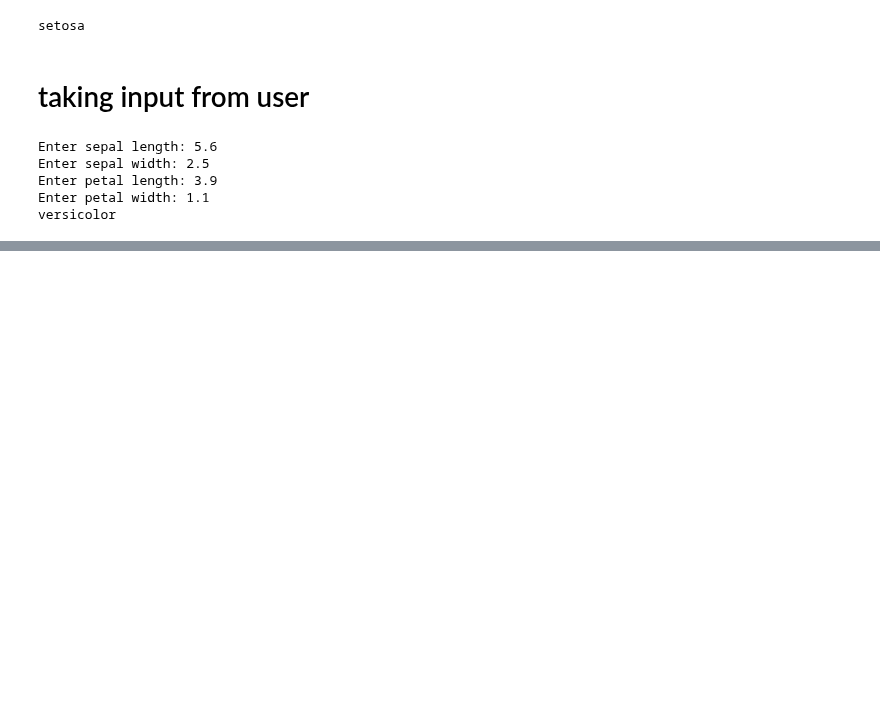
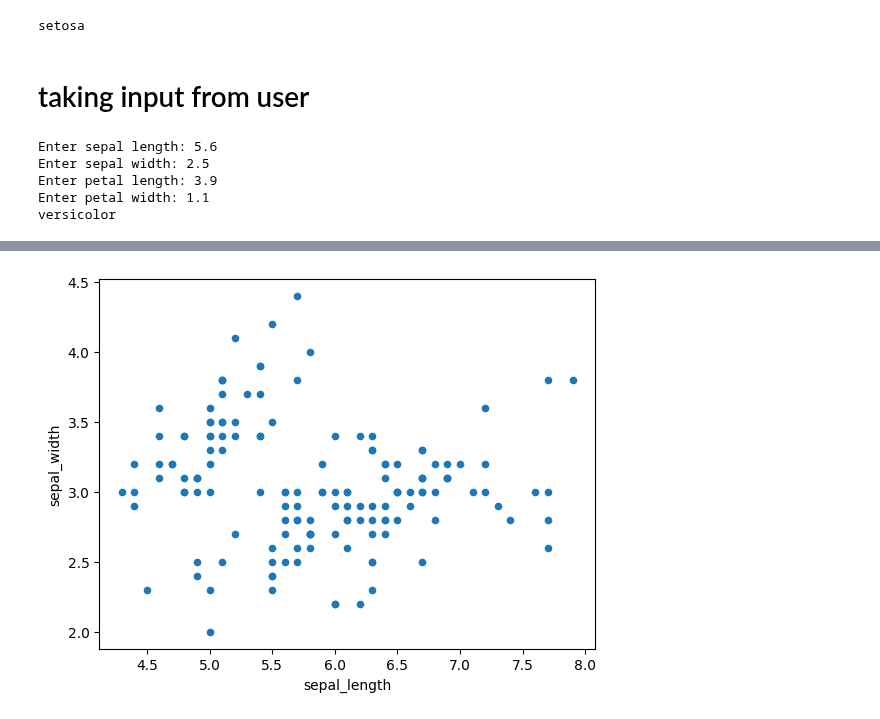
Before and after one commit to lovnishverma/Python-Getting-Started, a Jupyter notebook: Lamrin_predictive_modeling_day_3.ipynb, the cells around one changed output, grey strips where cells are left out. Saved outputs shown, nothing was run; the diff lists cells and outputs as text; code cells hidden in the pictures; blank space fills up the shorter version.

```diff
--- a/Lamrin_predictive_modeling_day_3.ipynb
+++ b/Lamrin_predictive_modeling_day_3.ipynb
@@ -86,0 +99,5 @@ versicolor
+# %%
+iris.plot(kind='scatter', x='sepal_length', y='sepal_width')
+plt.show()
+# %% [output]
+[figure, added]
```
Also changed, not shown: parts of 4 cells of this notebook.
